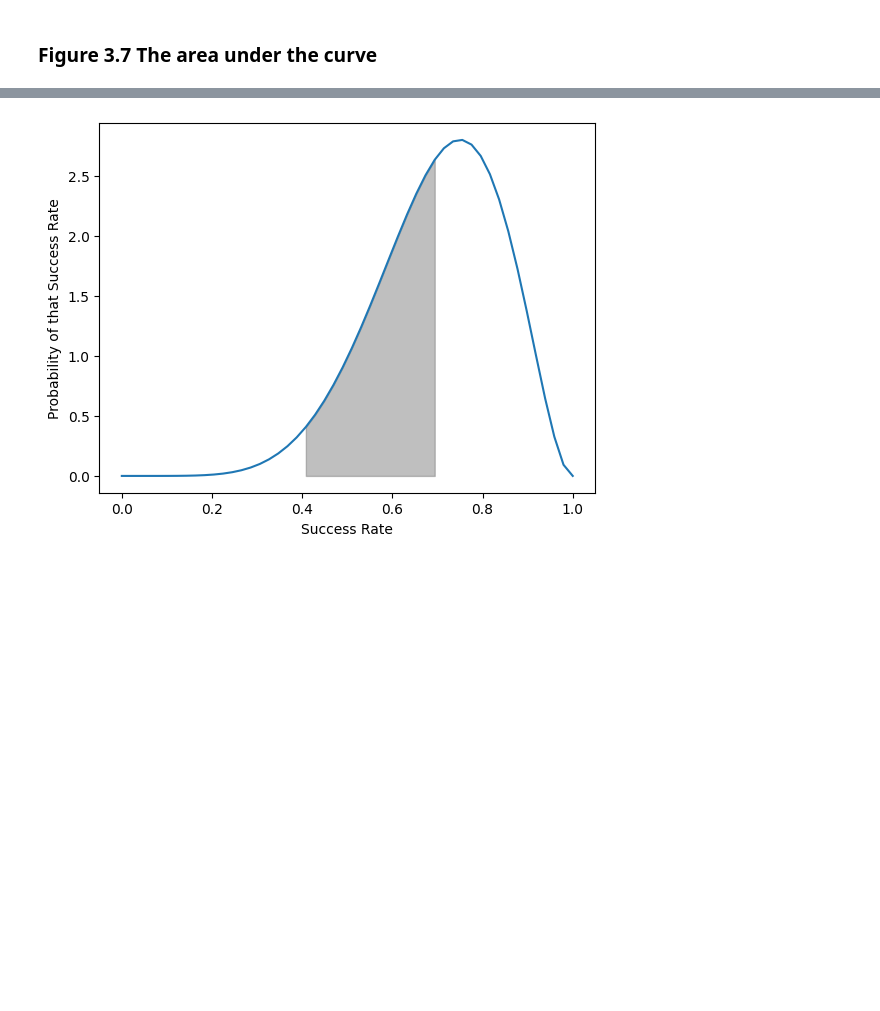
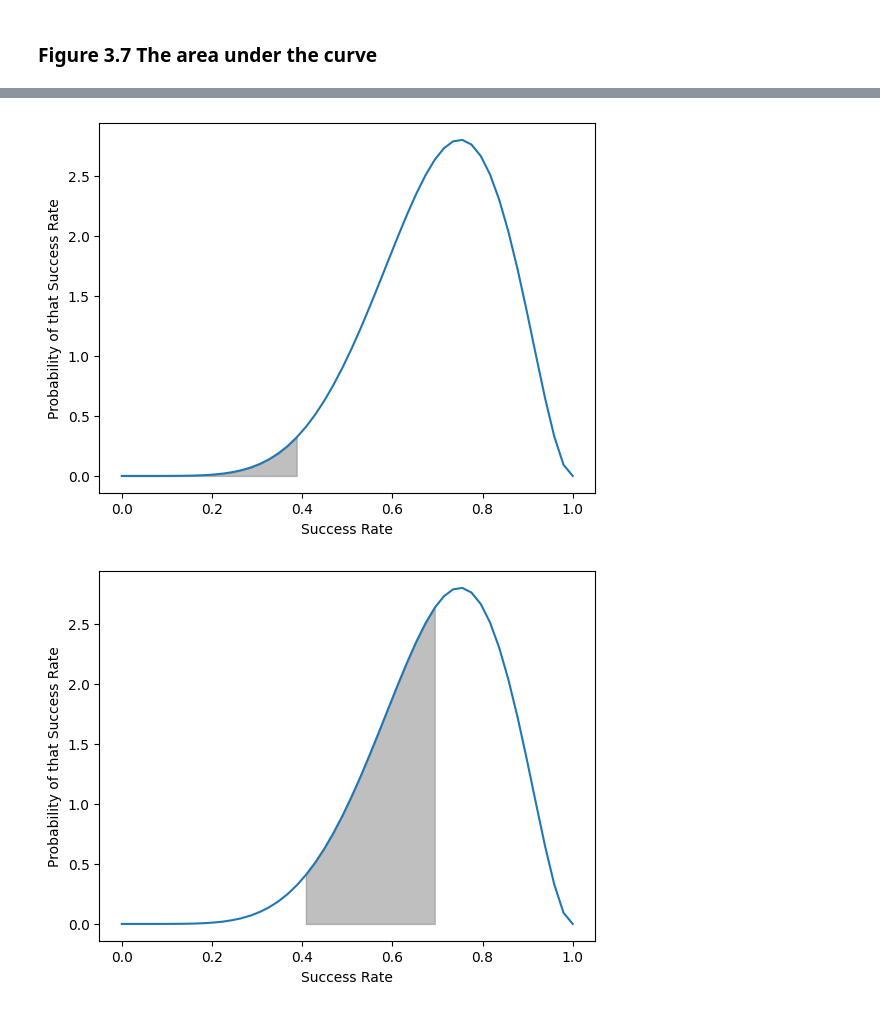
Before and after one commit to thomasnield/manning_grokking_statistics, a Jupyter notebook: ch3/ch3.ipynb, the cells around one changed output, grey strips where cells are left out. Drawn from its saved outputs; the diff is of its cells as text; code cells hidden in the pictures; blank space fills up the shorter version.

```diff
--- a/ch3/ch3.ipynb
+++ b/ch3/ch3.ipynb
@@ -493,3 +521,29 @@ plt.show()
+# %%
+import numpy as np
+from matplotlib import pyplot as plt
+from scipy.stats import beta
+
+a, b = 7, 3 # successes, failures
+
+x = np.linspace(0, 1)
+y = beta.pdf(x, a, b)
+
+lower_area_x, upper_area_x = 0, .4
+x_area_range = (x >= lower_area_x) & (x <= upper_area_x)
+
+plt.plot(x, beta.pdf(x, a, b))
+plt.fill_between(x[x_area_range], y[x_area_range], 0, alpha=.5,  color='grey')
+
+plt.xlabel('Success Rate')
+plt.ylabel('Probability of that Success Rate')
+
+
+plt.savefig('hUuIl06k.svg')
+plt.savefig('hUuIl06k.png')
+
+plt.show()
+# %% [output]
+[figure, added]
 # %%
 import numpy as np
 from matplotlib import pyplot as plt
```
Also changed, not shown: parts of 5 cells of this notebook, 32 other files.
